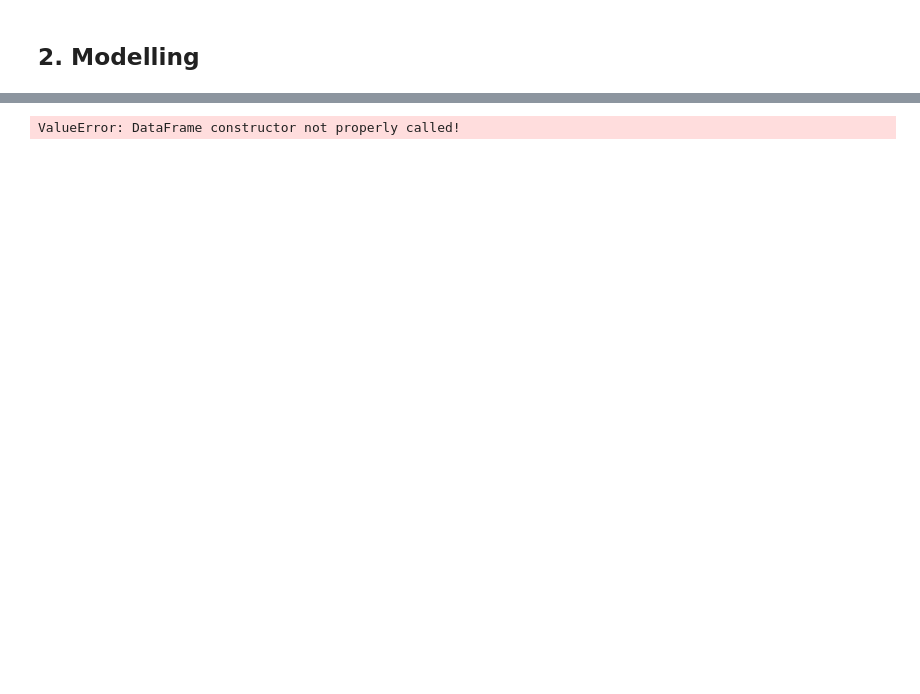
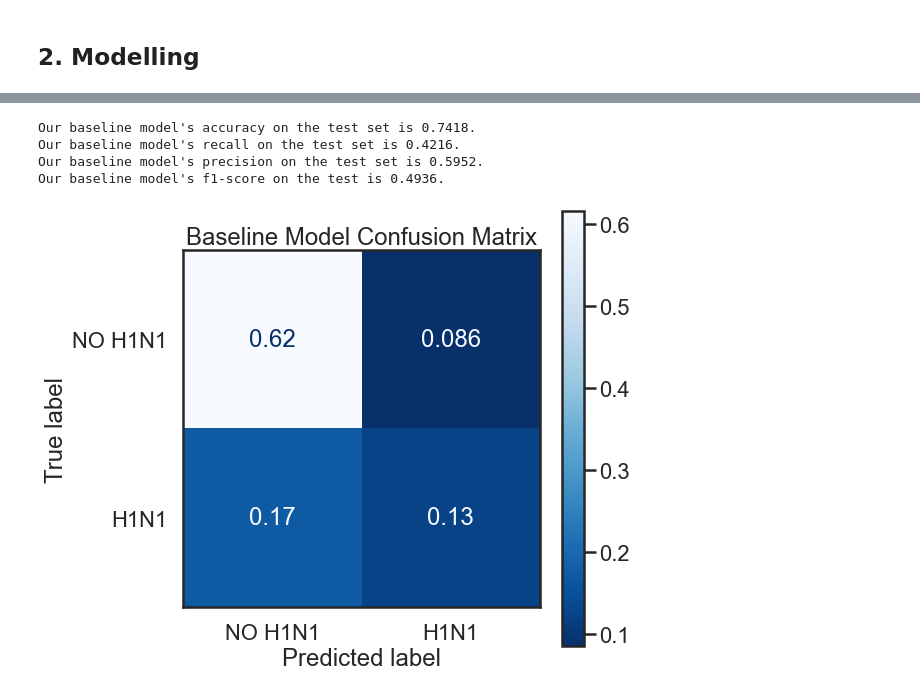
Before and after one commit to sophline/Vaccination_prediction, a Jupyter notebook: prediction.ipynb, the cells around one changed output, grey strips where cells are left out. Cells and saved outputs as stored; diff of their text form; code cells hidden in the pictures; blank space fills up the shorter version.

```diff
--- a/prediction.ipynb
+++ b/prediction.ipynb
@@ -554,7 +616,7 @@ numeric_df
 # %%
 # Create function to split the data into train and test sets, without other target variable
-def data_split(data=numeric_df, target=target_variable):
-    X = df.drop(columns=[target, other_target])
+def data_split(df=Data, target=target_variable):
+    X = df.drop(columns=[target, second_target])
     y = df[target]
-    X_train, X_test, y_train, y_test = train_test_split(X, y, test_size=0.3, random_state=20211122, stratify=y)
+    X_train, X_test, y_train, y_test = train_test_split(X, y, test_size=0.25, random_state=42 ,stratify=y)
     return X_train, X_test, y_train, y_test
@@ -563,7 +623,6 @@ The baseline model uses logistic regression, drops all NaN/Null values, and uses
 # %%
-
 # Create dataframe for baseline model, with only numeric features, and drop missing values
-baseline_data = numeric_df.dropna()
+baseline_data = grab_numeric(Data).dropna()
 
 # Use the function to split data of baseline dataframe
 X_train, X_test, y_train, y_test = data_split(baseline_data)
@@ -598,12 +629,33 @@ ValueError: could not convert string to float: '<= $75,000, Above Poverty'
-# %%
-# Convert processor to DataFrame
-if not isinstance(processor, pd.DataFrame):
-    processor = pd.DataFrame(processor)
-
-# Create dataframe for baseline model, with only numeric features, and drop missing values
-baseline_data = grab_numeric(df=processor).dropna()
-
-# Use the function to split data of baseline dataframe
-X_train, X_test, y_train, y_test = data_split(baseline_data)
-# %% [output]
-ValueError: DataFrame constructor not properly called!
+# %%
+# Instantiate the baseline classifier and fit to train test
+baseline = LogisticRegression(random_state=42)
+
+baseline.fit(X_train, y_train)
+
+# Predict on the test set
+baseline_pred = baseline.predict(X_test)
+# %%
+# Print the metrics of final model results
+print(f"""
+Our baseline model's accuracy on the test set is {round(accuracy_score(y_test, baseline_pred), 4)}.
+Our baseline model's recall on the test set is {round(recall_score(y_test, baseline_pred), 4)}.
+Our baseline model's precision on the test set is {round(precision_score(y_test, baseline_pred), 4)}.
+Our baseline model's f1-score on the test is {round(f1_score(y_test, baseline_pred), 4)}.
+""")
+# %% [output]
+Our baseline model's accuracy on the test set is 0.7418.
+Our baseline model's recall on the test set is 0.4216.
+Our baseline model's precision on the test set is 0.5952.
+Our baseline model's f1-score on the test is 0.4936.
+# %%
+# Plot the confusion matrix of baseline model results
+sns.set_theme(style="white", context="poster")
+
+fig, ax = plt.subplots(figsize=(8, 8))
+plot_confusion_matrix(baseline, X_test, y_test, cmap='Blues_r',
+                      display_labels=['NO H1N1', 'H1N1'], ax=ax, normalize='all')
+plt.title('Baseline Model Confusion Matrix')
+plt.grid(False)
+plt.show()
+# %% [output]
+[figure, added]
```
Also changed, not shown: parts of 12 cells of this notebook.
